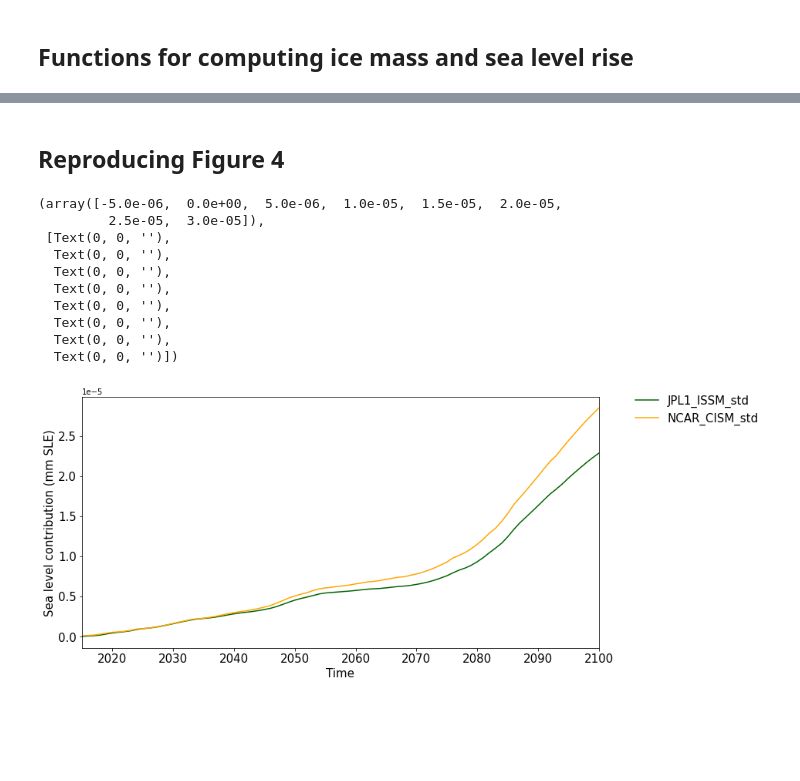
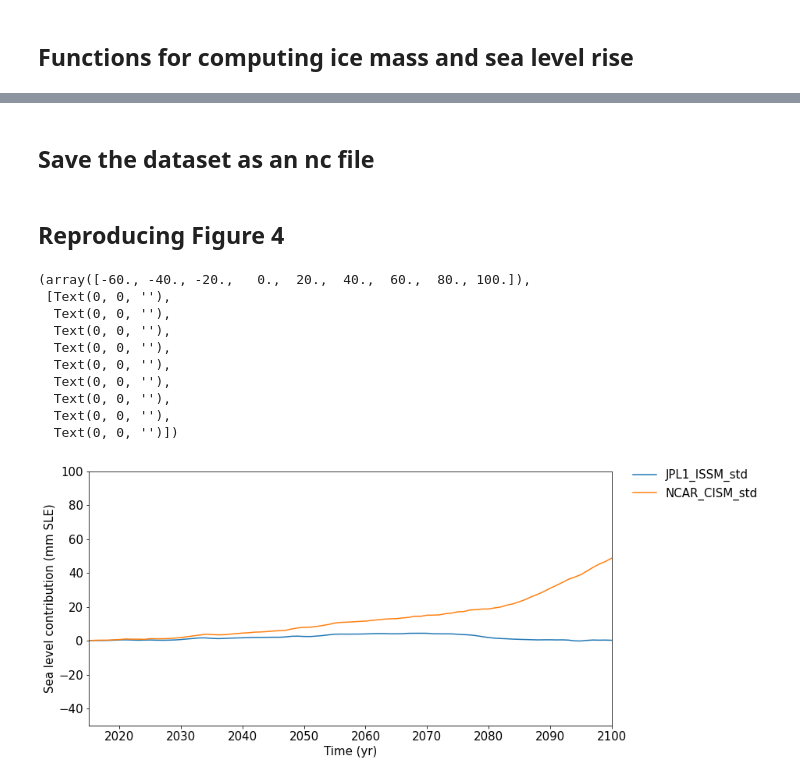
Before and after one commit to pboubel/ACCESS-NRI, a Jupyter notebook: Sea_level_contribution.ipynb, the cells around one changed output, grey strips where cells are left out. Saved outputs shown, nothing was run; the diff lists cells and outputs as text; code cells hidden in the pictures; blank space fills up the shorter version.

```diff
--- a/Sea_level_contribution.ipynb
+++ b/Sea_level_contribution.ipynb
@@ -43,3 +50,6 @@ for exp in ism.keys():
+# %%
+ism_dataset.model.attrs = {'issm':'JPL1_ISSM_std', 'cism':'NCAR_CISM_std'}
+ism_dataset.experiment.attrs = {'exp05':'NorESM1 RCP 8.5', 'exp07':'NorESM1 RCP 2.6', 'ctrl':'Control'}
 # %% [markdown]
 ## Functions for computing ice mass and sea level rise
 # %%
@@ -127,0 +155,2 @@ relative_total_ice_cism = total_ice_exp05_cism.values - total_ice_ctrl_cism.valu
+# %% [markdown]
+## Save the dataset as an nc file
@@ -130,27 +163,28 @@ relative_total_ice_cism = total_ice_exp05_cism.values - total_ice_ctrl_cism.valu
 # %%
 # Fig 4 of https://tc.copernicus.org/articles/14/3033/2020/#App1.Ch1.S2.T7
 plt.figure(figsize=(12,6))
 
-SLEmm_issm = sea_level_rise(-relative_total_ice)
-SLEmm_cism = sea_level_rise(-relative_total_ice_cism)
-plt.plot(years, SLEmm_issm, color='darkgreen', label='JPL1_ISSM_std')
-plt.plot(years, SLEmm_cism[1:],color='orange',label='NCAR_CISM_std')
-plt.legend(fontsize=15,bbox_to_anchor=(1.05, 1.05),frameon=False)
-plt.ylabel(r'Sea level contribution (mm SLE)',fontsize=15)
-plt.xlabel('Time',fontsize=15)
-#plt.ylim(-0.1e-4,1e-4)
-plt.xlim(2015,2100)
+years = 2015 + np.arange(num_tt)
+
+for model in model_list:
+    plt.plot(years, ism_dataset.sel(model=model).sel(experiment='exp05').mmsle, label=ism_dataset.model.attrs[model])
+
+plt.legend(fontsize=15, bbox_to_anchor=(1.3, 1.05), frameon=False)
+plt.ylabel(r'Sea level contribution (mm SLE)', fontsize=15)
+plt.xlabel('Time (yr)', fontsize=15)
+plt.ylim(-50,100)
+plt.xlim(2015, 2100)
 plt.xticks(fontsize=15)
 plt.yticks(fontsize=15)
 # %% [output]
-(array([-5.0e-06,  0.0e+00,  5.0e-06,  1.0e-05,  1.5e-05,  2.0e-05,
-         2.5e-05,  3.0e-05]),
+(array([-60., -40., -20.,   0.,  20.,  40.,  60.,  80., 100.]),
  [Text(0, 0, ''),
   Text(0, 0, ''),
   Text(0, 0, ''),
   Text(0, 0, ''),
   Text(0, 0, ''),
   Text(0, 0, ''),
   Text(0, 0, ''),
+  Text(0, 0, ''),
   Text(0, 0, '')])
-[figure, old version]
+[figure, new version]
```
Also changed, not shown: parts of 14 cells of this notebook.
